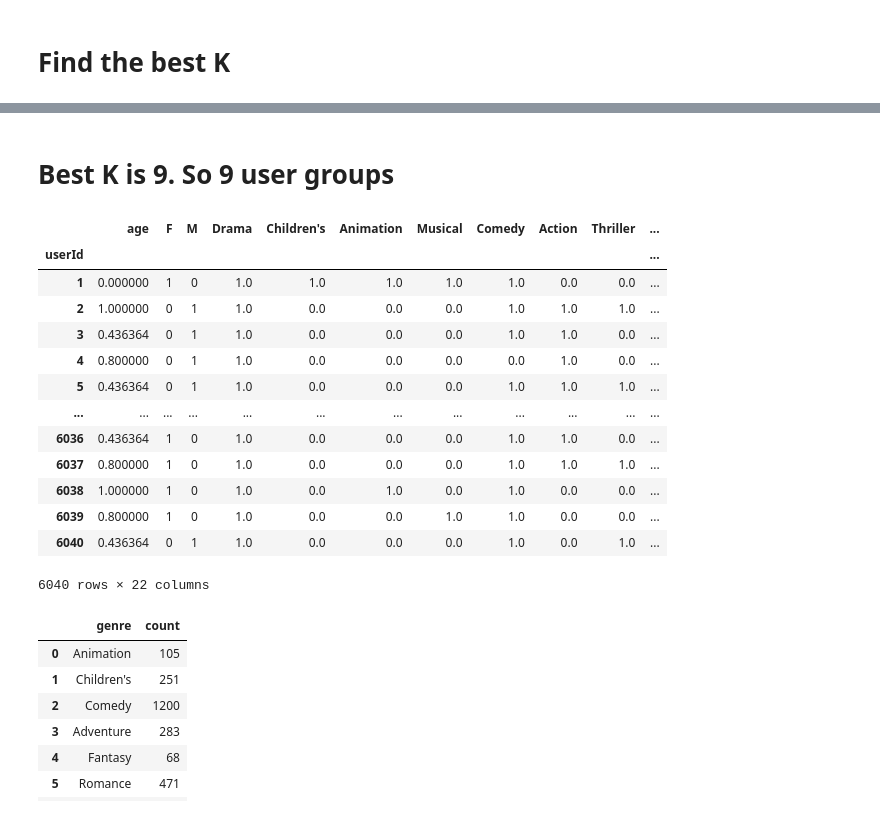
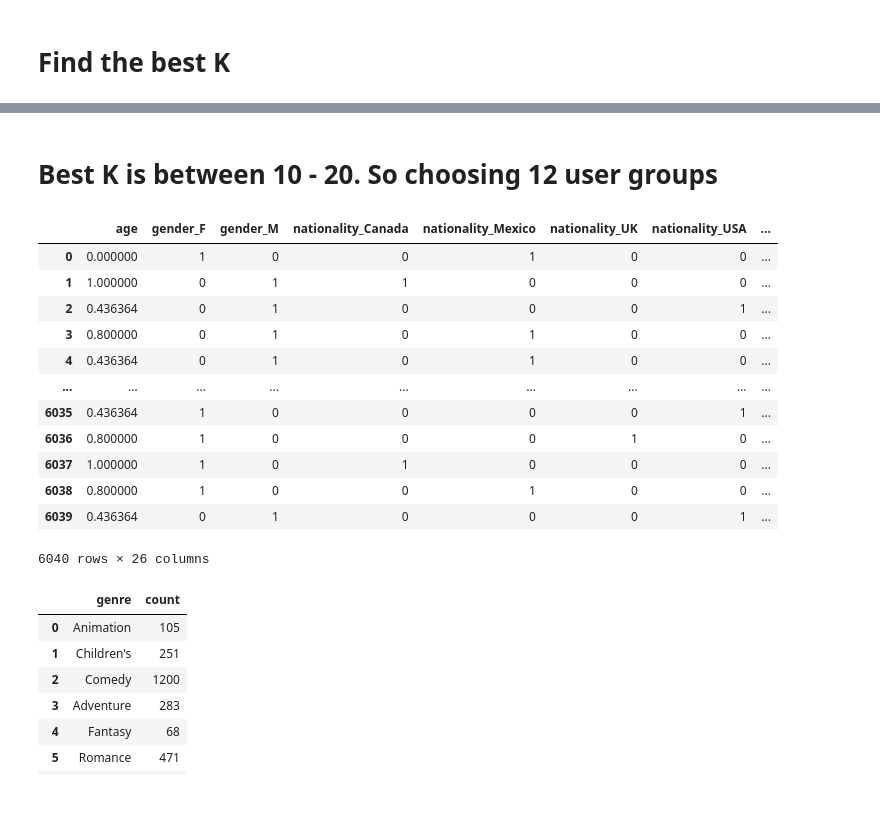
Before and after one commit to r-m-steffi/content_recommendation_K-means, a Jupyter notebook: Movie-Recom-Steffi/Movie_lens_steff.ipynb, the cells around one changed output, grey strips where cells are left out. Drawn from its saved outputs; the diff is of its cells as text; code cells hidden in the pictures.

```diff
--- a/Movie-Recom-Steffi/Movie_lens_steff.ipynb
+++ b/Movie-Recom-Steffi/Movie_lens_steff.ipynb
@@ -632,2 +141,0 @@ memory usage: 30.5 MB
-# %%
-df_ratings = df_ratings[df_ratings['rating']>=3]
@@ -667,3 +142,6 @@ df_ratings.groupby(by = ['movieId']).mean()
 # %%
-df_rating_user_movie = pd.merge(left= df_ratings, right= df_movies, left_on= 'movieId', right_on= 'movieId' , how= 'left')
-df_rating_user_movie
+def select_ratings(df_r):
+    df_r = df_r[df_r['rating']>=3]
+    df_rating_user_movie = pd.merge(left= df_r, right= df_movies, left_on= 'movieId', right_on= 'movieId' , how= 'left')
+    return df_rating_user_movie
+df_rating_user_movie = select_ratings(df_ratings)
@@ -819,3 +282,12 @@ Documentary    False
 dtype: bool
 # %% [markdown]
 # Make Clusters of similar users and similar movies
+# %%
+
+orig_user_Id = pd.Series(df_user_rating_merged.index, name='UserID')
+print(orig_user_Id)
+
+df_user_rating_merged.reset_index(drop= True,inplace=True)
+df_user_rating_merged
+#display(df_users)
+#print(orig_user_Id)
@@ -848,7 +346,7 @@ memory usage: 1.0 MB
 # Find the best K
 # %%
 kmeans_inertia = []
-k_range = range(2,50)
+k_range = range(2,100)
 for k in k_range:
     kmeans_model = KMeans(n_clusters=k, random_state=42)
     kmeans_model.fit(df_user_rating_merged)
@@ -863,24 +361,23 @@ Text(0, 0.5, 'centroid change')
 # %% [markdown]
-# Best K is 9. So 9 user groups
+# Best K is between 10 - 20. So choosing 12 user groups
 # %%
-best_kmeans_user = KMeans(n_clusters=9)
+best_kmeans_user = KMeans(n_clusters=12)
 df_user_rating_merged['cluster'] = best_kmeans_user.fit_predict(df_user_rating_merged)
 df_user_rating_merged
 # %% [output]
-|  | age | F | M | Drama | Children's | Animation | Musical | Comedy | Action | Thriller | ... |
-| userId |  |  |  |  |  |  |  |  |  |  | ... |
-| 1 | 0.000000 | 1 | 0 | 1.0 | 1.0 | 1.0 | 1.0 | 1.0 | 0.0 | 0.0 | ... |
-| 2 | 1.000000 | 0 | 1 | 1.0 | 0.0 | 0.0 | 0.0 | 1.0 | 1.0 | 1.0 | ... |
-| 3 | 0.436364 | 0 | 1 | 1.0 | 0.0 | 0.0 | 0.0 | 1.0 | 1.0 | 0.0 | ... |
-| 4 | 0.800000 | 0 | 1 | 1.0 | 0.0 | 0.0 | 0.0 | 0.0 | 1.0 | 0.0 | ... |
-| 5 | 0.436364 | 0 | 1 | 1.0 | 0.0 | 0.0 | 0.0 | 1.0 | 1.0 | 1.0 | ... |
-| ... | ... | ... | ... | ... | ... | ... | ... | ... | ... | ... | ... |
-| 6036 | 0.436364 | 1 | 0 | 1.0 | 0.0 | 0.0 | 0.0 | 1.0 | 1.0 | 0.0 | ... |
-| 6037 | 0.800000 | 1 | 0 | 1.0 | 0.0 | 0.0 | 0.0 | 1.0 | 1.0 | 1.0 | ... |
-| 6038 | 1.000000 | 1 | 0 | 1.0 | 0.0 | 1.0 | 0.0 | 1.0 | 0.0 | 0.0 | ... |
-| 6039 | 0.800000 | 1 | 0 | 1.0 | 0.0 | 0.0 | 1.0 | 1.0 | 0.0 | 0.0 | ... |
-| 6040 | 0.436364 | 0 | 1 | 1.0 | 0.0 | 0.0 | 0.0 | 1.0 | 0.0 | 1.0 | ... |
+|  | age | gender_F | gender_M | nationality_Canada | nationality_Mexico | nationality_UK | nationality_USA | ... |
+| 0 | 0.000000 | 1 | 0 | 0 | 1 | 0 | 0 | ... |
+| 1 | 1.000000 | 0 | 1 | 1 | 0 | 0 | 0 | ... |
+| 2 | 0.436364 | 0 | 1 | 0 | 0 | 0 | 1 | ... |
+| 3 | 0.800000 | 0 | 1 | 0 | 1 | 0 | 0 | ... |
+| 4 | 0.436364 | 0 | 1 | 0 | 1 | 0 | 0 | ... |
+| ... | ... | ... | ... | ... | ... | ... | ... | ... |
+| 6035 | 0.436364 | 1 | 0 | 0 | 0 | 0 | 1 | ... |
+| 6036 | 0.800000 | 1 | 0 | 0 | 0 | 1 | 0 | ... |
+| 6037 | 1.000000 | 1 | 0 | 1 | 0 | 0 | 0 | ... |
+| 6038 | 0.800000 | 1 | 0 | 0 | 1 | 0 | 0 | ... |
+| 6039 | 0.436364 | 0 | 1 | 0 | 0 | 0 | 1 | ... |
-6040 rows × 22 columns
+6040 rows × 26 columns
 # %%
 df_genre
 # %% [output]
```
Also changed, not shown: parts of 71 cells of this notebook, 2 other files.
